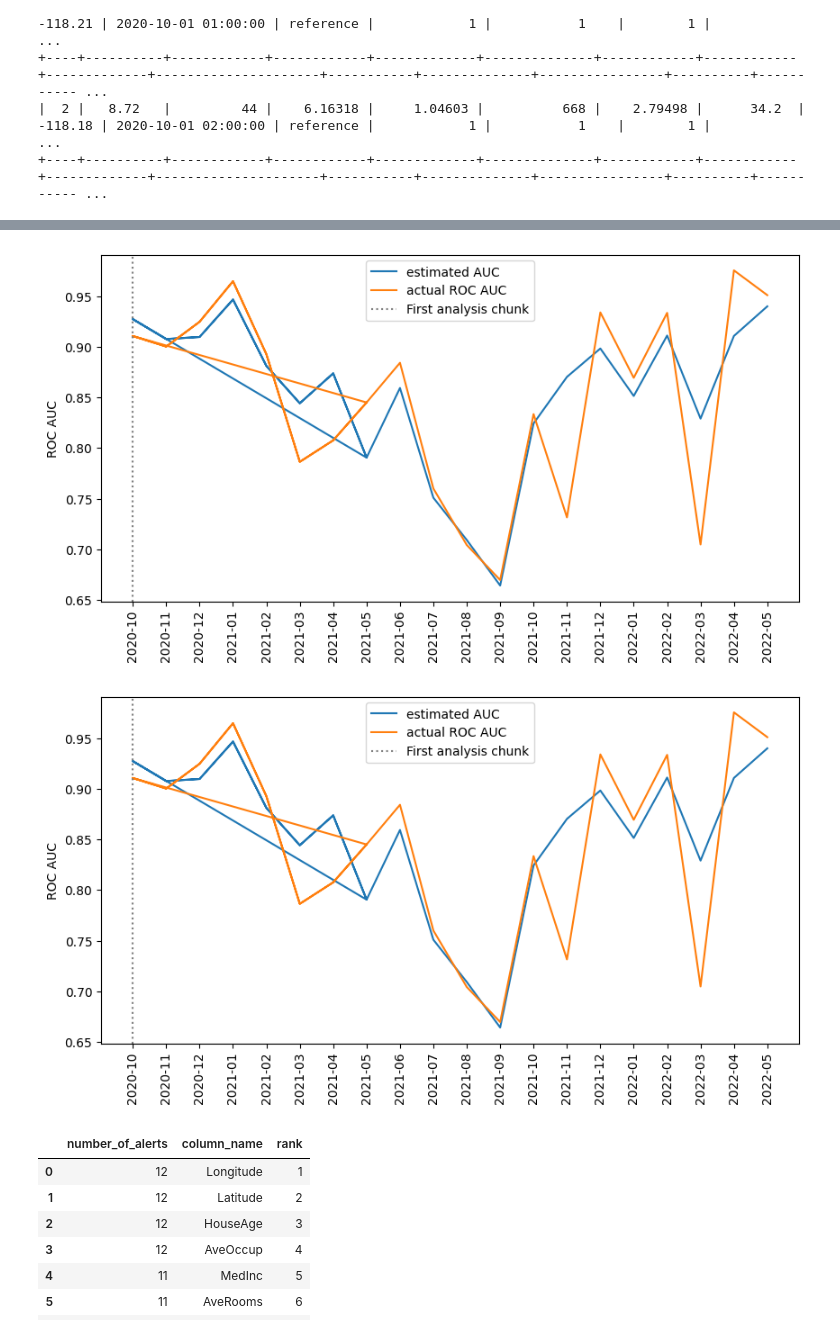
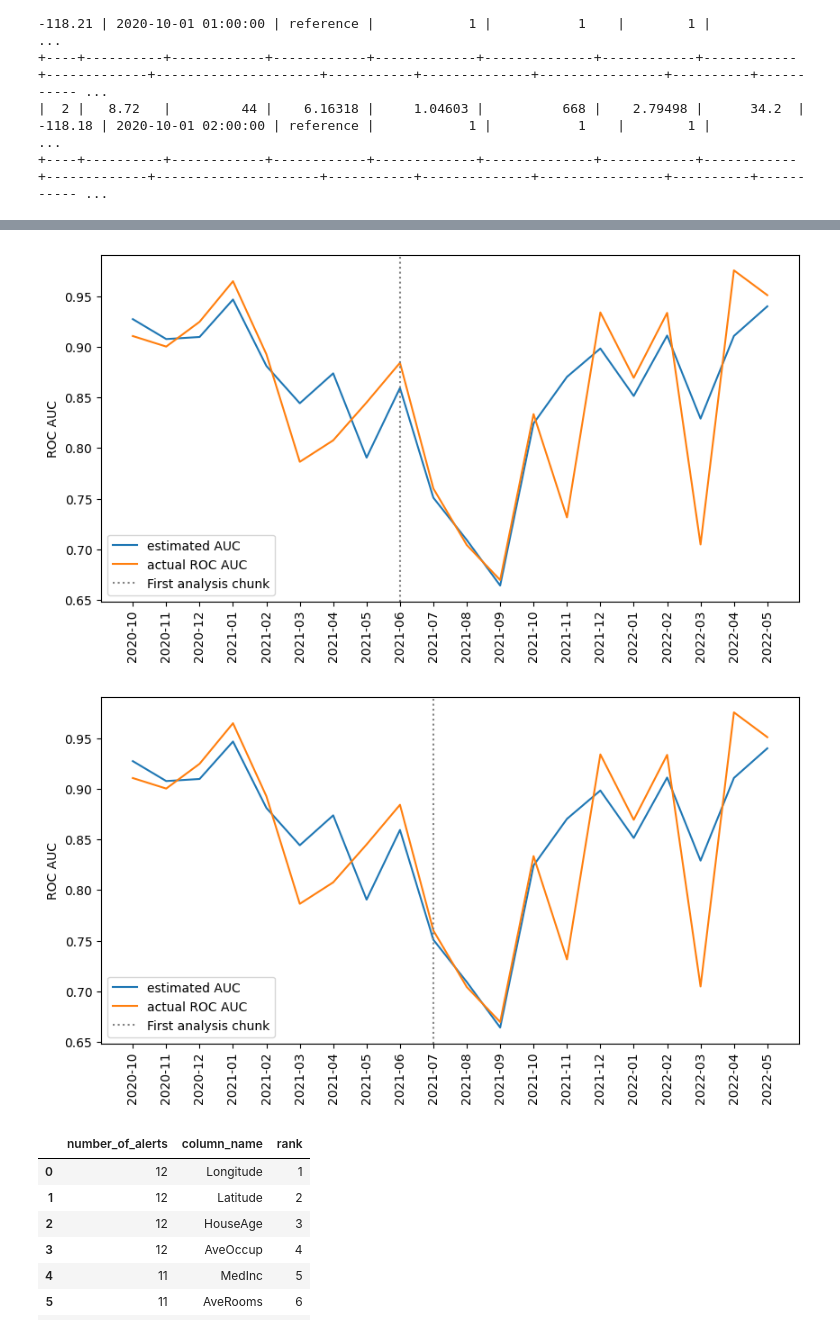
Before and after one commit to NannyML/nannyml, a Jupyter notebook: docs/example_notebooks/Examples California Housing.ipynb, the cells around one changed output, grey strips where cells are left out. Cells and saved outputs as stored; diff of their text form; code cells hidden in the pictures.

```diff
--- a/docs/example_notebooks/Examples California Housing.ipynb
+++ b/docs/example_notebooks/Examples California Housing.ipynb
@@ -31,7 +31,7 @@ cbpe = nml.CBPE(
     chunk_period='M',
     metrics=['roc_auc'])
 cbpe.fit(reference_data=reference)
-est_perf = cbpe.estimate(pd.concat([reference, analysis]))
+est_perf = cbpe.estimate(analysis)
 # %%
 est_perf_data = est_perf.to_df()
 est_perf.data[('chunk', 'end_index')] - est_perf.data[('chunk', 'start_index')]
@@ -79,31 +79,31 @@ fig.write_image(file=f"../_static/example_california_performance.svg")
 # %%
 from sklearn.metrics import roc_auc_score
 import matplotlib.pyplot as plt
 # add ground truth to analysis
 analysis_full = pd.merge(analysis, analysis_targets, on = 'identifier')
 df_all = pd.concat([reference, analysis_full]).reset_index(drop=True)
 df_all['timestamp'] = pd.to_datetime(df_all['timestamp'])
 # calculate actual ROC AUC
 target_col = cbpe.y_true
 pred_score_col = 'y_pred_proba'
 actual_performance = []
 for idx in est_perf_data.index:
     start_date, end_date = est_perf_data.loc[idx, ('chunk', 'start_date')], est_perf_data.loc[idx, ('chunk', 'end_date')]
     sub = df_all[df_all['timestamp'].between(start_date, end_date)]
     actual_perf = roc_auc_score(sub[target_col], sub[pred_score_col])
     est_perf_data.loc[idx, ('roc_auc', 'realized')] = actual_perf
 # plot
-first_analysis = est_perf_data[('chunk', 'key')].values[0]
+first_analysis = est_perf_data[('chunk', 'key')].values[8]
 plt.figure(figsize=(10,5))
 plt.plot(est_perf_data[('chunk', 'key')], est_perf_data[('roc_auc', 'value')], label='estimated AUC')
 plt.plot(est_perf_data[('chunk', 'key')], est_perf_data[('roc_auc', 'realized')], label='actual ROC AUC')
 plt.xticks(rotation=90)
 plt.axvline(x=first_analysis, label='First analysis chunk', linestyle=':', color='grey')
 plt.ylabel('ROC AUC')
 plt.legend()
 plt.show()
 # %% [output]
-[figure, old version]
+[figure, new version]
 # %%
 from sklearn.metrics import roc_auc_score
 import matplotlib.pyplot as plt
@@ -121,7 +121,7 @@ for idx in est_perf_data.index:
     actual_perf = roc_auc_score(sub[target_col], sub[pred_score_col])
     est_perf_data.loc[idx, ('roc_auc', 'realized')] = actual_perf
 # plot
-first_analysis = est_perf_data[('chunk', 'key')].values[0]
+first_analysis = est_perf_data[('chunk', 'key')].values[9]
 plt.figure(figsize=(10,5))
 plt.plot(est_perf_data[('chunk', 'key')], est_perf_data[('roc_auc', 'value')], label='estimated AUC')
 plt.plot(est_perf_data[('chunk', 'key')], est_perf_data[('roc_auc', 'realized')], label='actual ROC AUC')
@@ -131,7 +131,7 @@ plt.ylabel('ROC AUC')
 plt.legend()
 plt.savefig("../_static/example_california_performance_estimation_tmp.svg")
 # %% [output]
-[figure, old version]
+[figure, new version]
 # %%
 feature_column_names = [col for col in reference if col not in ['y_pred', 'y_pred_proba', 'clf_target', 'timestamp', 'period', 'identifier']]
 univariate_calculator = nml.UnivariateDriftCalculator(column_names=feature_column_names,
```
Also changed, not shown: parts of 8 cells of this notebook, 34 other files.
